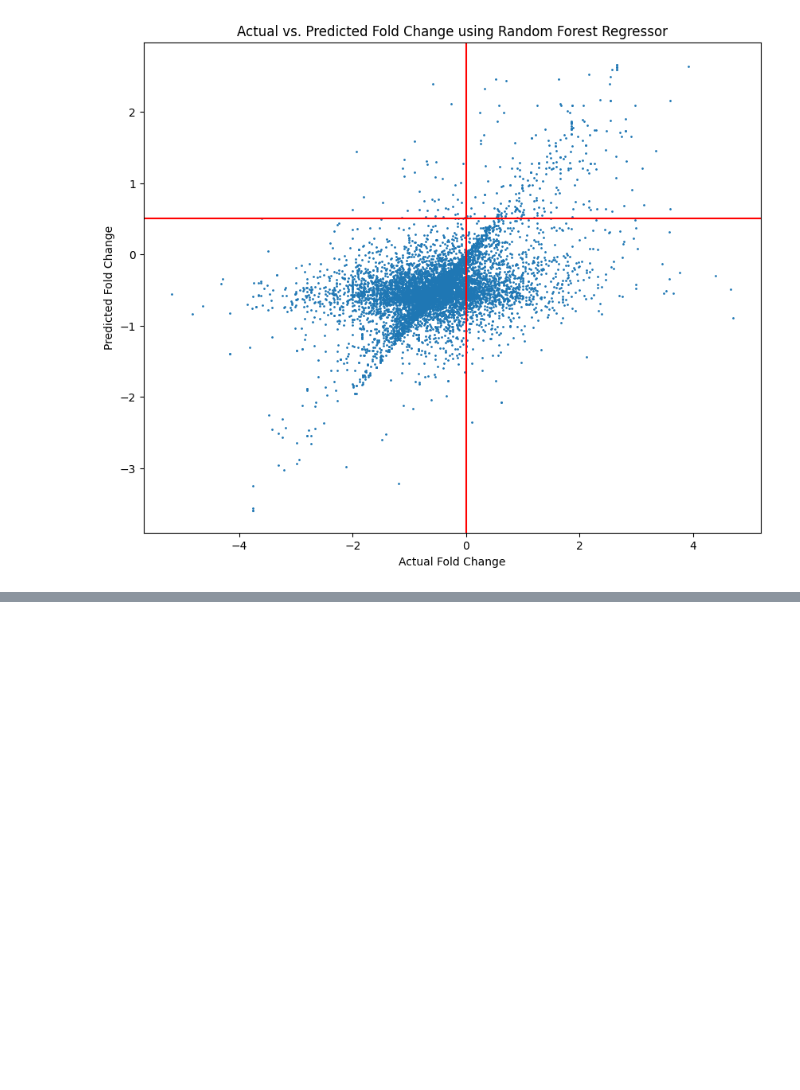
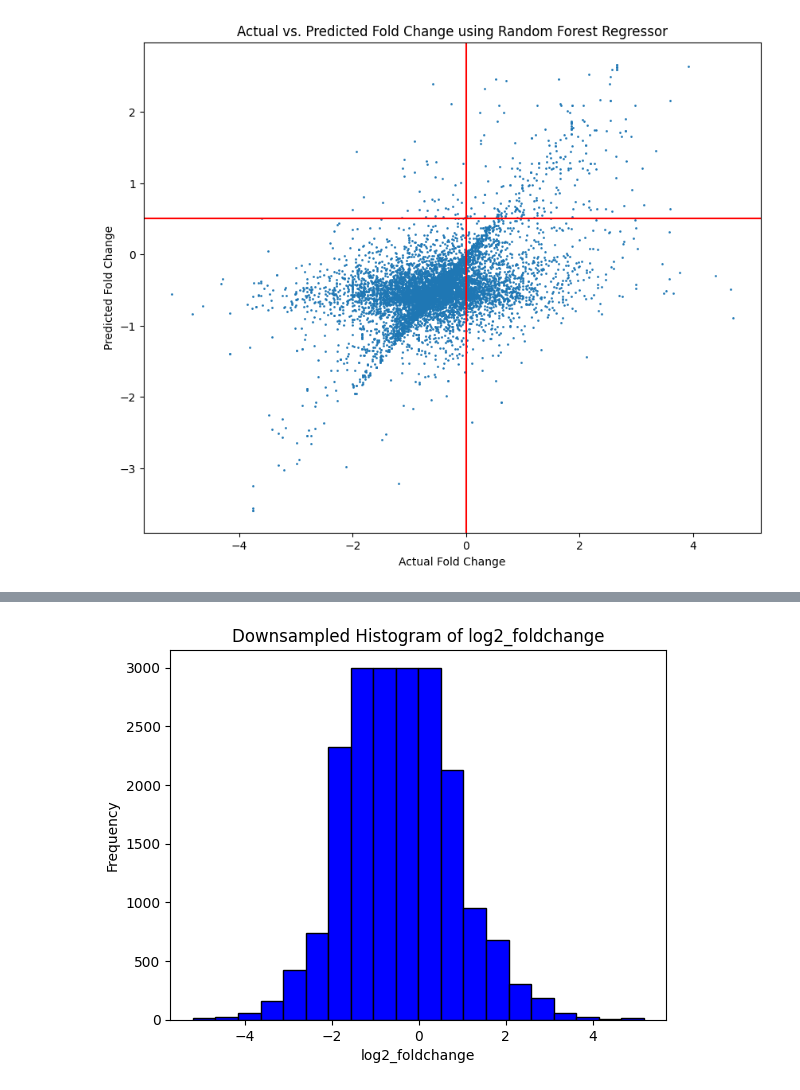
Before and after one commit to vratins/PromoterStrength, a Jupyter notebook: Final Code/Regression/regressionModel.ipynb, the cells around one changed output, grey strips where cells are left out. Cells and saved outputs as stored; diff of their text form; code cells hidden in the pictures; blank space fills up the shorter version.

```diff
--- a/Final Code/Regression/regressionModel.ipynb
+++ b/Final Code/Regression/regressionModel.ipynb
@@ -183,0 +196,29 @@ Sensitivity: 0.4004474272930649
+# %%
+# Plot histogram
+hist, edges = np.histogram(train_data['log2_foldchange'], bins=20)
+
+# Identify bars with more than 3000 entries
+high_count_bars = np.where(hist > 3000)[0]
+
+# Downsample the high count bars to have a max of 3000 entries
+downsampled_data = []
+for i in range(len(edges) - 1):
+    if i in high_count_bars:
+        bin_data = train_data[(train_data['log2_foldchange'] >= edges[i]) & (train_data['log2_foldchange'] <= edges[i+1])]
+        downsampled_data.append(bin_data.sample(n=3000, replace=True))
+    else:
+        bin_data = train_data[(train_data['log2_foldchange'] >= edges[i]) & (train_data['log2_foldchange'] <= edges[i+1])]
+        downsampled_data.append(bin_data)
+
+# Concatenate the downsampled data to obtain the final dataframe
+downsampled_df = pd.concat(downsampled_data)
+downsampled_df = downsampled_df.reset_index(drop=True)
+
+# Plot the downsampled histogram
+plt.hist(downsampled_df['log2_foldchange'], bins=20, color='blue', edgecolor='black')
+plt.title('Downsampled Histogram of log2_foldchange')
+plt.xlabel('log2_foldchange')
+plt.ylabel('Frequency')
+plt.show()
+# %% [output]
+[figure, added]
```
Also changed, not shown: parts of 17 cells of this notebook.
